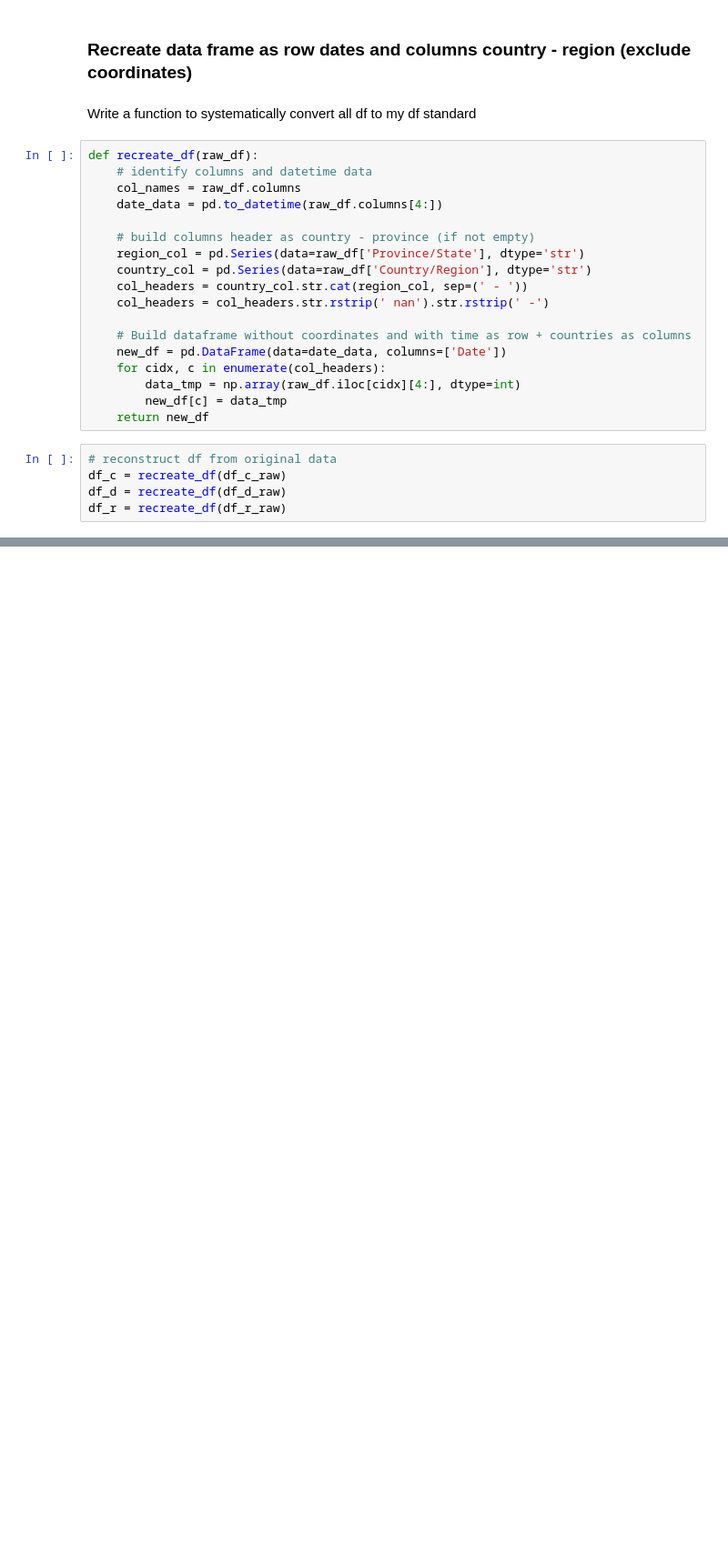
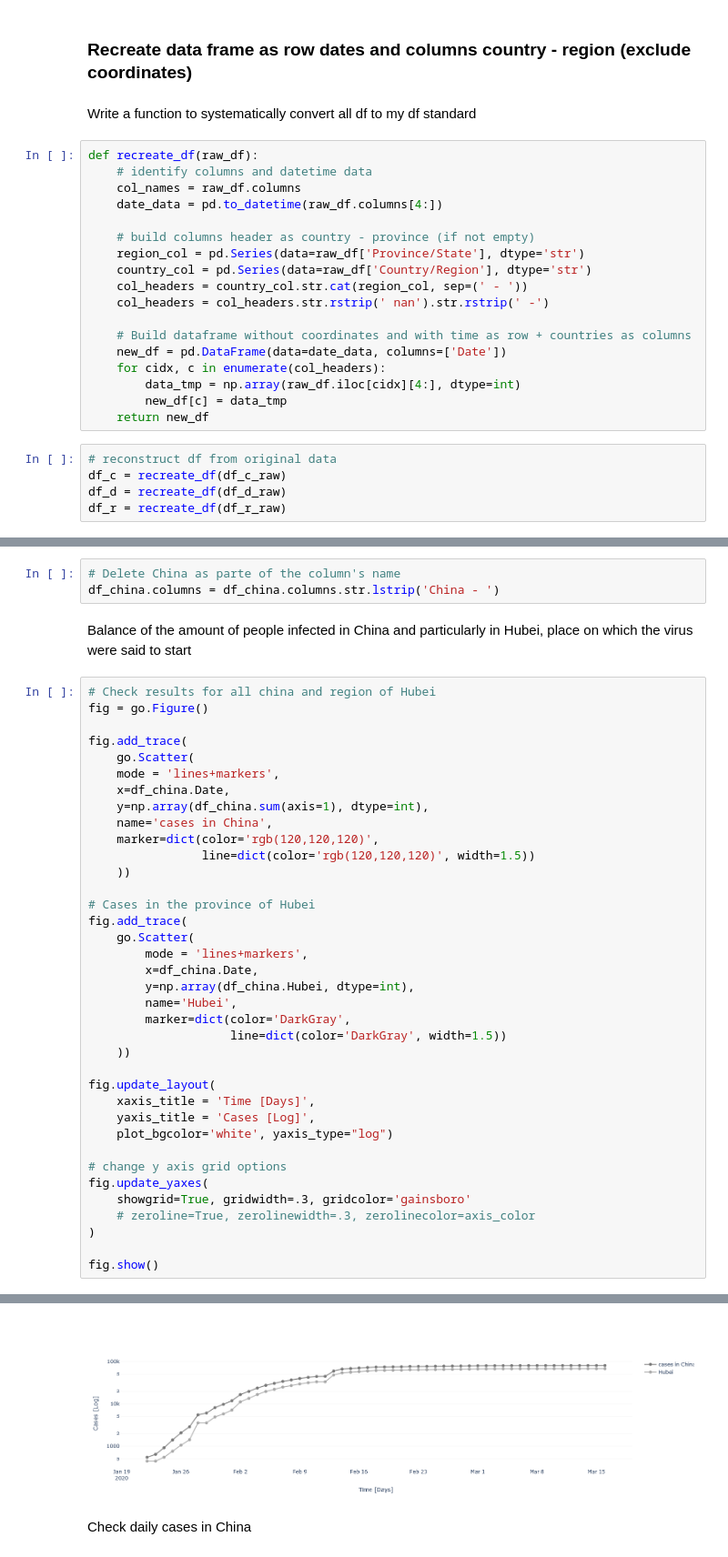
Before and after one commit to jsayri/analysis, a Jupyter notebook: COVID19_analysis/notebooks/China_analysis_COVID-19.ipynb, the cells around one changed output, grey strips where cells are left out. Shown at 91% size. Cells and saved outputs as stored; diff of their text form; blank space fills up the shorter version.

```diff
--- a/COVID19_analysis/France_analysis_COVID-19.ipynb
+++ b/COVID19_analysis/notebooks/China_analysis_COVID-19.ipynb
@@ -71,0 +67,43 @@ for cidx, c in enumerate(df_c.columns):
+# %%
+# Delete China as parte of the column's name
+df_china.columns = df_china.columns.str.lstrip('China - ')
+# %% [markdown]
+Balance of the amount of people infected in China and particularly in Hubei, place on which the virus were said to start
+# %%
+# Check results for all china and region of Hubei
+fig = go.Figure()
+
+fig.add_trace(
+    go.Scatter(
+    mode = 'lines+markers',
+    x=df_china.Date,
+    y=np.array(df_china.sum(axis=1), dtype=int),
+    name='cases in China',
+    marker=dict(color='rgb(120,120,120)',
+                line=dict(color='rgb(120,120,120)', width=1.5))
+    ))
+
+# Cases in the province of Hubei
+fig.add_trace(
+    go.Scatter(
+        mode = 'lines+markers',
+        x=df_china.Date,
+        y=np.array(df_china.Hubei, dtype=int),
+        name='Hubei',
+        marker=dict(color='DarkGray',
+                    line=dict(color='DarkGray', width=1.5))
+    ))
+
+fig.update_layout(
+    xaxis_title = 'Time [Days]',
+    yaxis_title = 'Cases [Log]',
+    plot_bgcolor='white', yaxis_type="log")
+
+# change y axis grid options
+fig.update_yaxes(
+    showgrid=True, gridwidth=.3, gridcolor='gainsboro'
+    # zeroline=True, zerolinewidth=.3, zerolinecolor=axis_color
+)
+
+fig.show()
+# %% [output]
@@ -71,0 +111,3 @@ for cidx, c in enumerate(df_c.columns):
+[figure, added]
+# %% [markdown]
+Check daily cases in China
```
Also changed, not shown: parts of 25 cells of this notebook, 24 other files.
